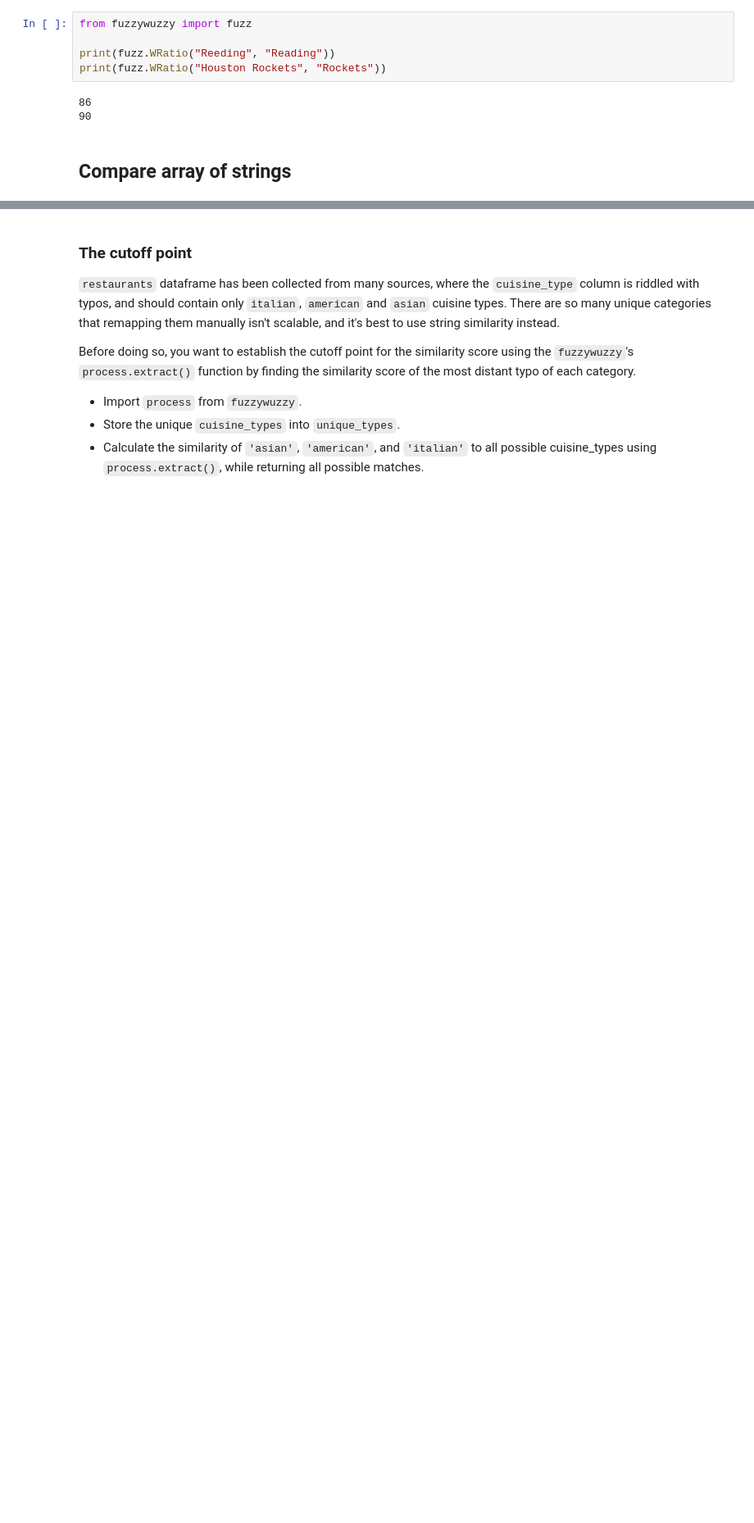
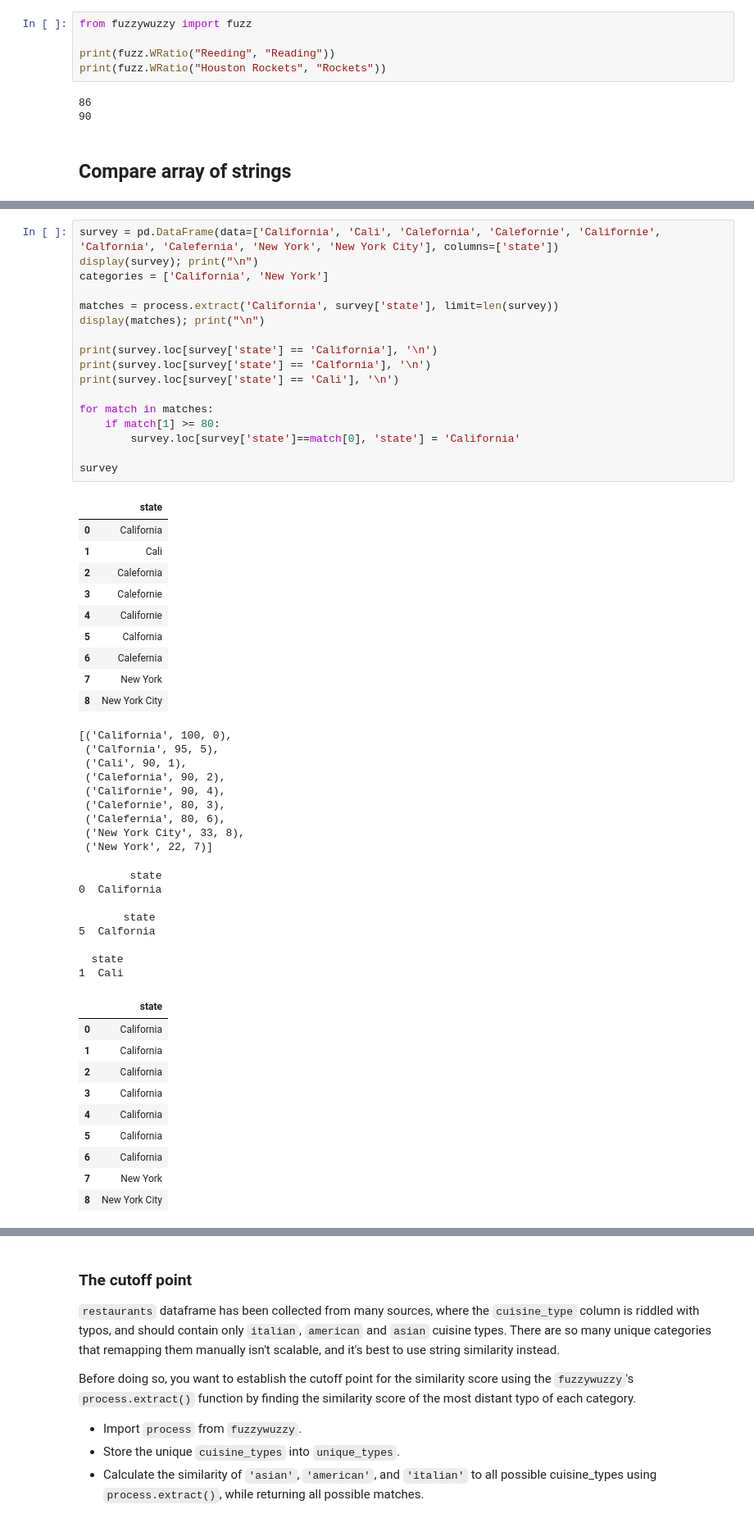
Before and after one commit to armeros/DC_Basics_Cleaning_Data_in_Python, a Jupyter notebook: Cleaning_Data_in_Python.ipynb, the cells around one changed output, grey strips where cells are left out. Shown at 82% size. Drawn from its saved outputs; the diff is of its cells as text; blank space fills up the shorter version.

```diff
--- a/Cleaning_Data_in_Python.ipynb
+++ b/Cleaning_Data_in_Python.ipynb
@@ -981,0 +1287,55 @@ process.extract(string, choices, limit=2)
+# %%
+survey = pd.DataFrame(data=['California', 'Cali', 'Calefornia', 'Calefornie', 'Californie', 'Calfornia', 'Calefernia', 'New York', 'New York City'], columns=['state'])
+display(survey); print("\n")
+categories = ['California', 'New York']
+
+matches = process.extract('California', survey['state'], limit=len(survey))
+display(matches); print("\n")
+
+print(survey.loc[survey['state'] == 'California'], '\n')
+print(survey.loc[survey['state'] == 'Calfornia'], '\n')
+print(survey.loc[survey['state'] == 'Cali'], '\n')
+
+for match in matches:
+    if match[1] >= 80:
+        survey.loc[survey['state']==match[0], 'state'] = 'California'
+
+survey
+# %% [output]
+|  | state |
+| 0 | California |
+| 1 | Cali |
+| 2 | Calefornia |
+| 3 | Calefornie |
+| 4 | Californie |
+| 5 | Calfornia |
+| 6 | Calefernia |
+| 7 | New York |
+| 8 | New York City |
+[('California', 100, 0),
+ ('Calfornia', 95, 5),
+ ('Cali', 90, 1),
+ ('Calefornia', 90, 2),
+ ('Californie', 90, 4),
+ ('Calefornie', 80, 3),
+ ('Calefernia', 80, 6),
+ ('New York City', 33, 8),
+ ('New York', 22, 7)]
+        state
+0  California
+
+       state
+5  Calfornia
+
+  state
+1  Cali
+|  | state |
+| 0 | California |
+| 1 | California |
+| 2 | California |
+| 3 | California |
+| 4 | California |
+| 5 | California |
+| 6 | California |
+| 7 | New York |
+| 8 | New York City |
```
Also changed, not shown: parts of 81 cells of this notebook.
